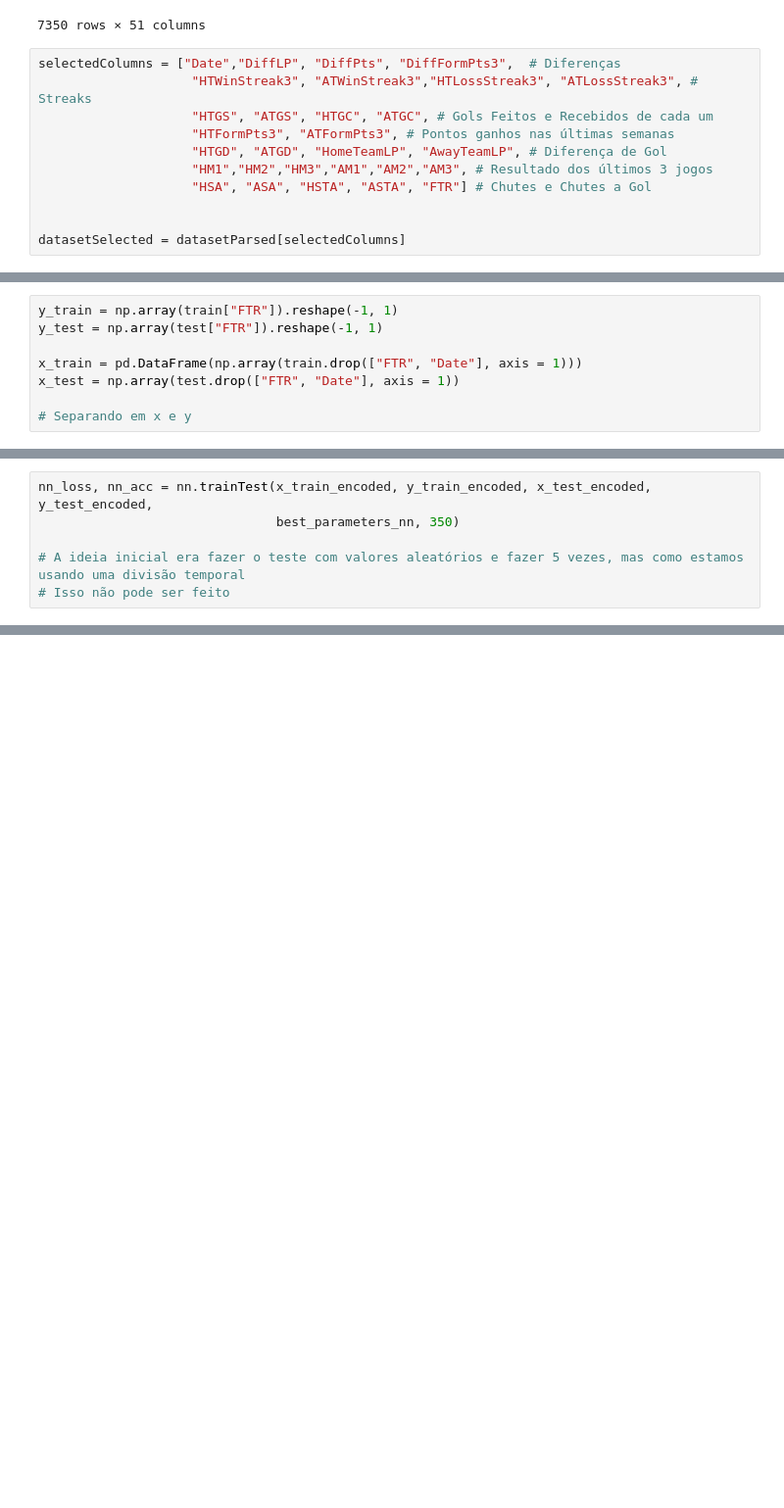
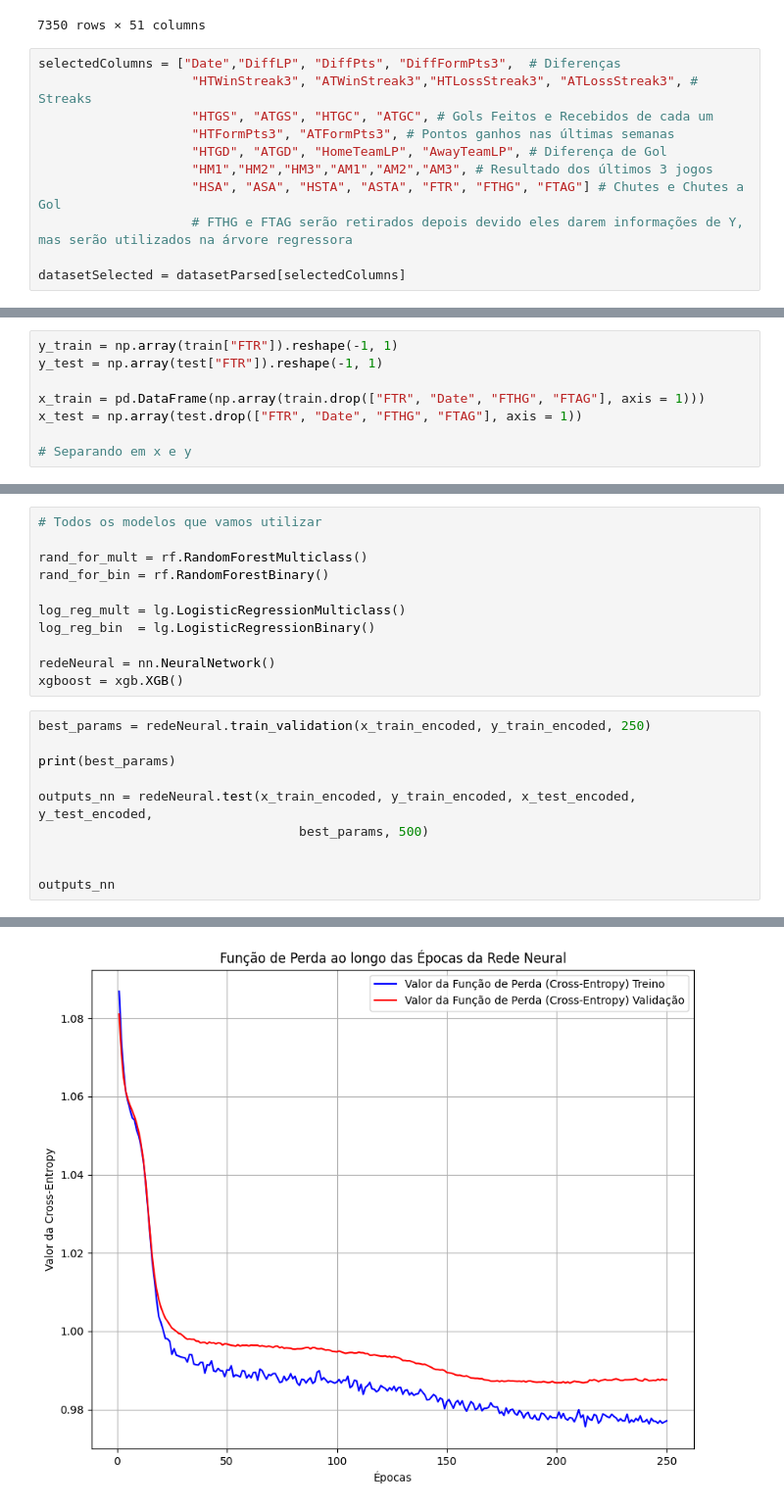
Before and after one commit to murilovpinheiro/Premier-League-Analysis-and-Prediction, a Jupyter notebook: experiments.ipynb, the cells around one changed output, grey strips where cells are left out. Shown at 98% size. Saved outputs shown, nothing was run; the diff lists cells and outputs as text; blank space fills up the shorter version.

Commit message:
Finalizando modelos e gráficos

```diff
--- a/experiments.ipynb
+++ b/experiments.ipynb
@@ -53,8 +55,8 @@ selectedColumns = ["Date","DiffLP", "DiffPts", "DiffFormPts3",  # Diferenças
                     "HTFormPts3", "ATFormPts3", # Pontos ganhos nas últimas semanas
                     "HTGD", "ATGD", "HomeTeamLP", "AwayTeamLP", # Diferença de Gol
                     "HM1","HM2","HM3","AM1","AM2","AM3", # Resultado dos últimos 3 jogos
-                    "HSA", "ASA", "HSTA", "ASTA", "FTR"] # Chutes e Chutes a Gol
-
+                    "HSA", "ASA", "HSTA", "ASTA", "FTR", "FTHG", "FTAG"] # Chutes e Chutes a Gol
+                    # FTHG e FTAG serão retirados depois devido eles darem informações de Y, mas serão utilizados na árvore regressora
 
 datasetSelected = datasetParsed[selectedColumns]
 # %%
@@ -101,8 +121,8 @@ print(test.shape)
 y_train = np.array(train["FTR"]).reshape(-1, 1)
 y_test = np.array(test["FTR"]).reshape(-1, 1)
 
-x_train = pd.DataFrame(np.array(train.drop(["FTR", "Date"], axis = 1)))
-x_test = np.array(test.drop(["FTR", "Date"], axis = 1))
+x_train = pd.DataFrame(np.array(train.drop(["FTR", "Date", "FTHG", "FTAG"], axis = 1)))
+x_test = np.array(test.drop(["FTR", "Date", "FTHG", "FTAG"], axis = 1))
 
 # Separando em x e y
 # %%
@@ -188,6 +161,0 @@ Finalizou.
-# %%
-nn_loss, nn_acc = nn.trainTest(x_train_encoded, y_train_encoded, x_test_encoded, y_test_encoded,
-                               best_parameters_nn, 350)
-
-# A ideia inicial era fazer o teste com valores aleatórios e fazer 5 vezes, mas como estamos usando uma divisão temporal
-# Isso não pode ser feito
@@ -229,0 +162,22 @@ print(xgb_f1, xgb_acc)
+# %%
+# Todos os modelos que vamos utilizar
+
+rand_for_mult = rf.RandomForestMulticlass()
+rand_for_bin = rf.RandomForestBinary()
+
+log_reg_mult = lg.LogisticRegressionMulticlass()
+log_reg_bin  = lg.LogisticRegressionBinary()
+
+redeNeural = nn.NeuralNetwork()
+xgboost = xgb.XGB()
+# %%
+best_params = redeNeural.train_validation(x_train_encoded, y_train_encoded, 250)
+
+print(best_params)
+
+outputs_nn = redeNeural.test(x_train_encoded, y_train_encoded, x_test_encoded, y_test_encoded,
+                                  best_params, 500)
+
+
+outputs_nn
+# %% [output]
@@ -229,0 +203 @@ print(xgb_f1, xgb_acc)
+[figure, added]
```
Also changed, not shown: parts of 20 cells of this notebook, 18 other files.
